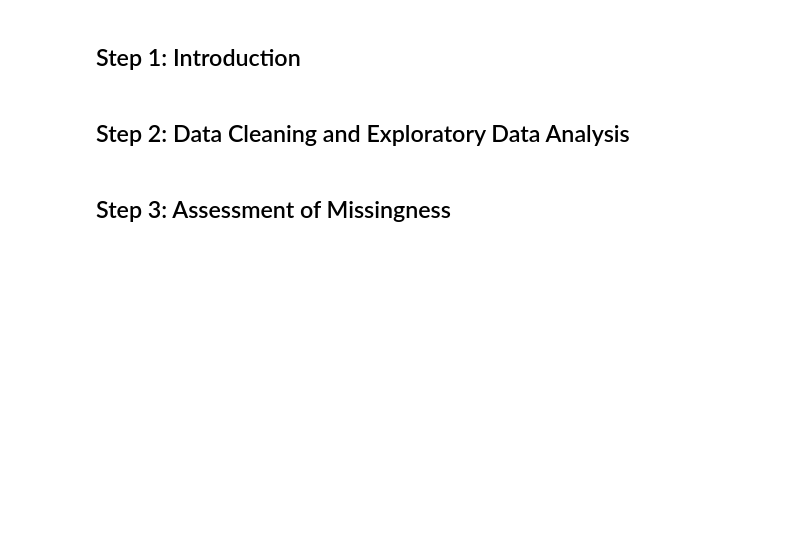
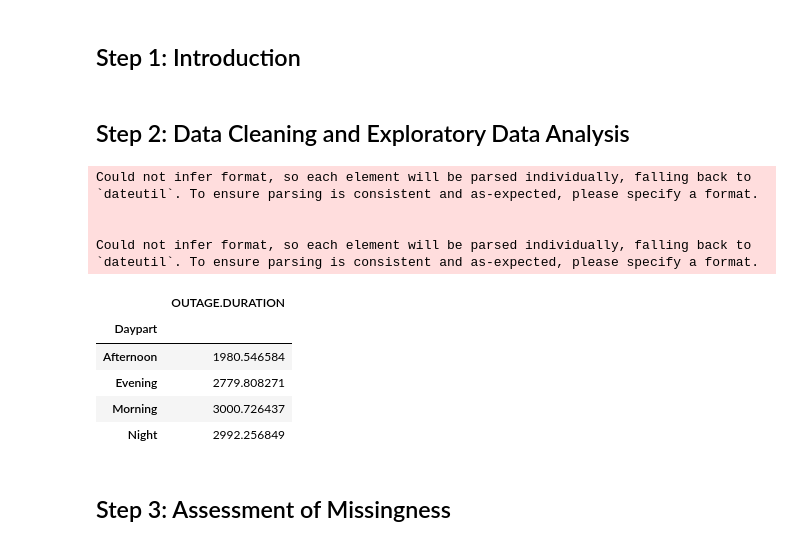
Before and after one commit to zubinss/power-outage-analysis, a Jupyter notebook: template.ipynb, the cells around one changed output. Saved outputs shown, nothing was run; the diff lists cells and outputs as text; code cells hidden in the pictures; blank space fills up the shorter version.

```diff
--- a/template.ipynb
+++ b/template.ipynb
@@ -38,0 +22,37 @@ fig.show()
+# %%
+# TODO
+outages = pd.read_csv('outage.csv').replace('NA', np.nan).set_index('OBS')
+
+# Convert start dates and times into pd.Timestamp objects, as well as combine columns into a condensed START and RESTORATION columns
+outages['OUTAGE.START.DATE'] = pd.to_datetime(outages['OUTAGE.START.DATE'] , errors="coerce")
+outages['OUTAGE.START.TIME'] = pd.to_datetime(outages['OUTAGE.START.TIME']).dt.time
+outages['OUTAGE.RESTORATION.DATE'] = pd.to_datetime(outages['OUTAGE.RESTORATION.DATE'] , errors="coerce")
+outages['OUTAGE.RESTORATION.TIME'] = pd.to_datetime(outages['OUTAGE.RESTORATION.TIME']).dt.time
+outages['OUTAGE.START'] = pd.to_datetime(outages['OUTAGE.START.DATE'].astype(str) + ' ' + outages['OUTAGE.START.TIME'].astype(str), errors='coerce')
+outages['OUTAGE.RESTORATION'] = pd.to_datetime(outages['OUTAGE.RESTORATION.DATE'].astype(str) + ' ' + outages['OUTAGE.RESTORATION.TIME'].astype(str), errors='coerce')
+outages['is_day'] = (outages['OUTAGE.START'].dt.hour >= 8) & (outages['OUTAGE.START'].dt.hour < 16)
+outages['Hour'] = outages['OUTAGE.START'].dt.hour
+
+def get_daypart(hour):
+    if 5 <= hour < 12:
+        return 'Morning'
+    elif 12 <= hour < 17:
+        return 'Afternoon'
+    elif 17 <= hour < 21:
+        return 'Evening'
+    elif (0 <= hour < 5) | (21 <= hour < 24):
+        return 'Night'
+    else:
+        return np.nan
+
+outages['Daypart'] = outages['Hour'].apply(get_daypart)
+
+
+filtered = outages[['U.S._STATE', 'NERC.REGION', 'CLIMATE.REGION', 'ANOMALY.LEVEL', 'OUTAGE.START', 'OUTAGE.RESTORATION', 'CAUSE.CATEGORY',
+         'CAUSE.CATEGORY.DETAIL', 'HURRICANE.NAMES', 'OUTAGE.DURATION', 'CUSTOMERS.AFFECTED', 'RES.PERCEN', 'COM.PERCEN', 'IND.PERCEN', 'RES.CUST.PCT',
+         'PC.REALGSP.STATE', 'POPDEN_URBAN', 'PCT_WATER_TOT', 'Hour', 'Daypart']]
+# %% [output]
+Could not infer format, so each element will be parsed individually, falling back to `dateutil`. To ensure parsing is consistent and as-expected, please specify a format.
+
+
+Could not infer format, so each element will be parsed individually, falling back to `dateutil`. To ensure parsing is consistent and as-expected, please specify a format.
@@ -39,2 +127,19 @@ fig.show()
+# %%
+# Interesting Aggregate Analysis - Pivot Table for Outage Duration broken down by the part of day
+pivot_table = outages.pivot_table(
+    values='OUTAGE.DURATION',
+    index='Daypart',
+    aggfunc='mean',
+    fill_value=0
+)
+
+pivot_table
+# %% [output]
+|  | OUTAGE.DURATION |
+| Daypart |  |
+| Afternoon | 1980.546584 |
+| Evening | 2779.808271 |
+| Morning | 3000.726437 |
+| Night | 2992.256849 |
 # %% [markdown]
 ## Step 3: Assessment of Missingness
```
Also changed, not shown: parts of 13 cells of this notebook, 10 other files.
